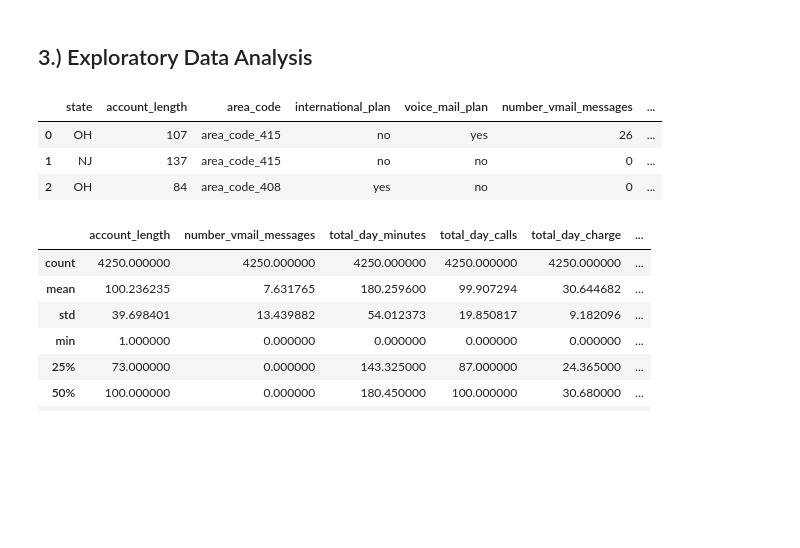
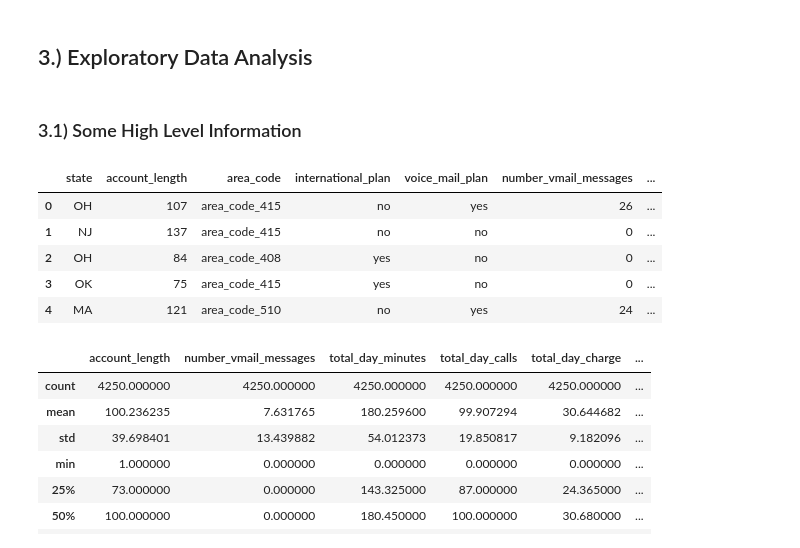
Before and after one commit to S-G-001/customer_churn_prediction, a Jupyter notebook: Customer_Churn_prediction.ipynb, the cells around one changed output. Drawn from its saved outputs; the diff is of its cells as text; code cells hidden in the pictures; blank space fills up the shorter version.

```diff
--- a/Customer_Churn_prediction.ipynb
+++ b/Customer_Churn_prediction.ipynb
@@ -70,15 +66,19 @@ import warnings
 warnings.filterwarnings('ignore')
 # %% [markdown]
 ## 3.) Exploratory Data Analysis
+# %% [markdown]
+###  3.1) Some High Level Information
 # %%
 # Loading the Data
 data = pd.read_csv('train.csv')
-data.head(3)
+data.head(5)
 # %% [output]
 |  | state | account_length | area_code | international_plan | voice_mail_plan | number_vmail_messages | ... |
 | 0 | OH | 107 | area_code_415 | no | yes | 26 | ... |
 | 1 | NJ | 137 | area_code_415 | no | no | 0 | ... |
 | 2 | OH | 84 | area_code_408 | yes | no | 0 | ... |
+| 3 | OK | 75 | area_code_415 | yes | no | 0 | ... |
+| 4 | MA | 121 | area_code_510 | no | yes | 24 | ... |
 # %%
 # High level statistics of Numerical features
 data.describe()
```
Also changed, not shown: parts of 78 cells of this notebook.
